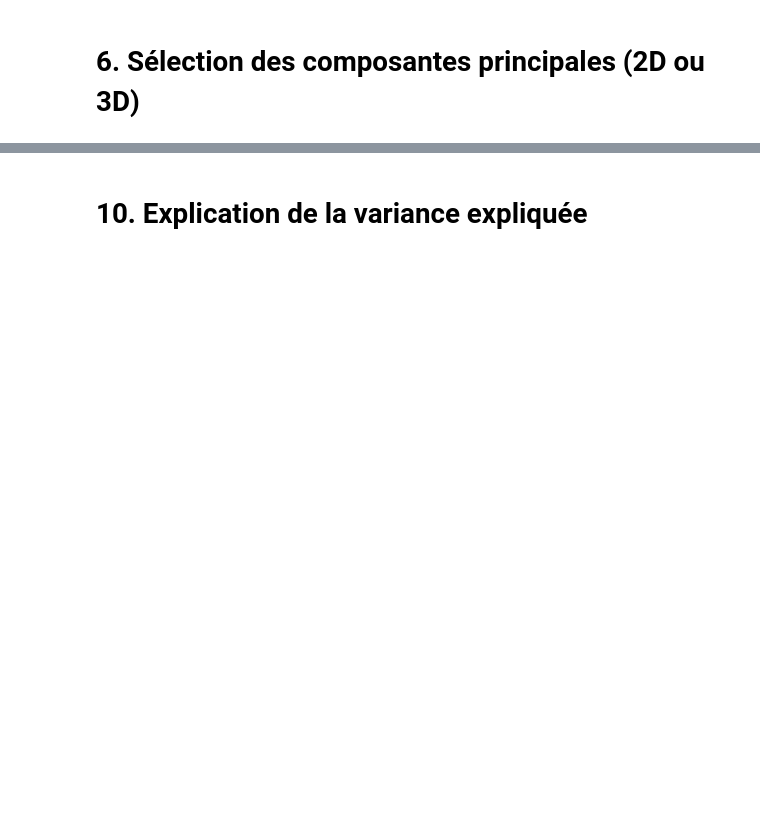
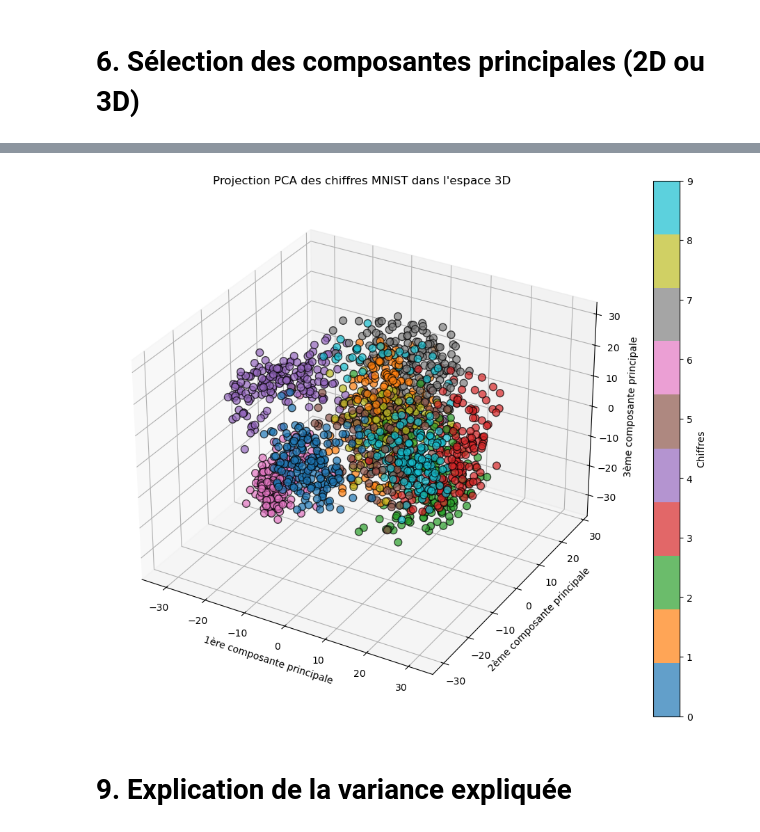
Before and after one commit to Mihavana/mini-projet-mnist_pca, a Jupyter notebook: ACP_Projet_MNIST.ipynb, the cells around one changed output, grey strips where cells are left out. Drawn from its saved outputs; the diff is of its cells as text; code cells hidden in the pictures; blank space fills up the shorter version.

```diff
--- a/ACP_Projet_MNIST.ipynb
+++ b/ACP_Projet_MNIST.ipynb
@@ -70,2 +217,35 @@ eig_vecs = eig_vecs[:, sorted_idx]
+# %%
+from mpl_toolkits.mplot3d import Axes3D  # nécessaire pour la 3D dans matplotlib
+
+# Sélection des 3 premières composantes principales
+vecteurs_principaux_3D = vecteurs_propres[:, :3]
+
+# Projection des données centrées dans l'espace 3D
+X_projete_3D = X_centre @ vecteurs_principaux_3D
+
+# Visualisation 3D
+fig = plt.figure(figsize=(12, 10))
+ax = fig.add_subplot(111, projection='3d')
+
+scatter = ax.scatter(
+    X_projete_3D[:, 0],  # 1ère composante principale
+    X_projete_3D[:, 1],  # 2ème composante principale
+    X_projete_3D[:, 2],  # 3ème composante principale
+    c=digits.target,     # couleur selon la classe
+    cmap='tab10',
+    alpha=0.7,
+    edgecolor='k',
+    s=60
+)
+
+ax.set_xlabel('1ère composante principale')
+ax.set_ylabel('2ème composante principale')
+ax.set_zlabel('3ème composante principale')
+ax.set_title("Projection PCA des chiffres MNIST dans l'espace 3D")
+
+fig.colorbar(scatter, ticks=range(10), label='Chiffres')
+plt.show()
+# %% [output]
+[figure, added]
 # %% [markdown]
-# 10. Explication de la variance expliquée
+# 9. Explication de la variance expliquée
```
Also changed, not shown: parts of 14 cells of this notebook.
